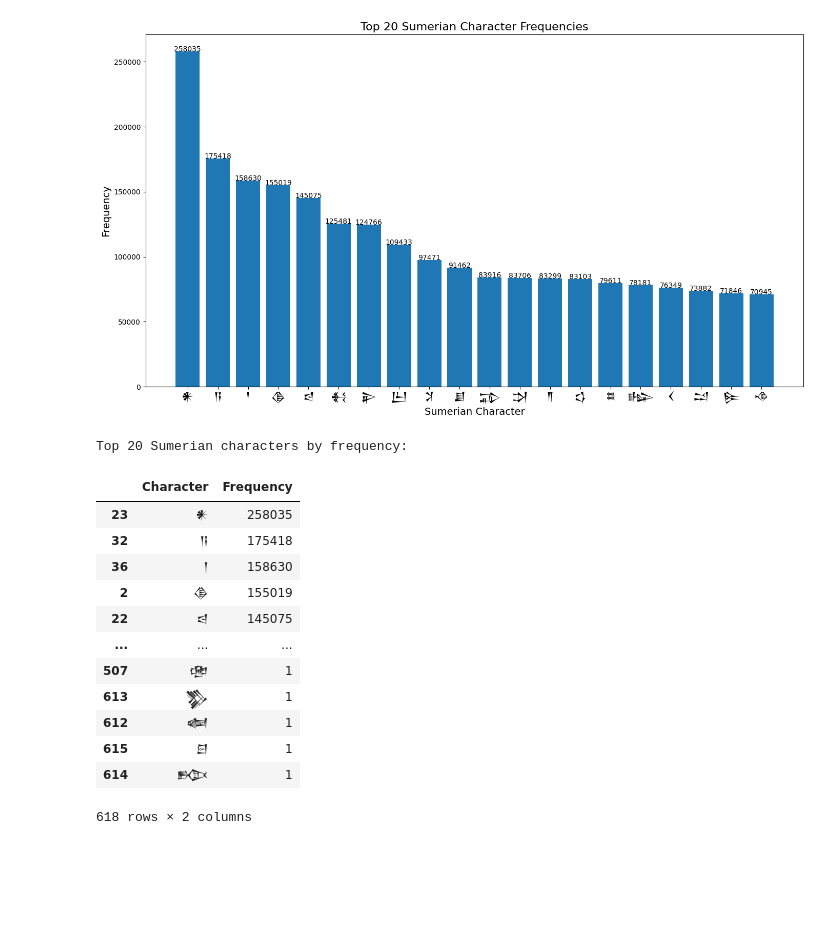
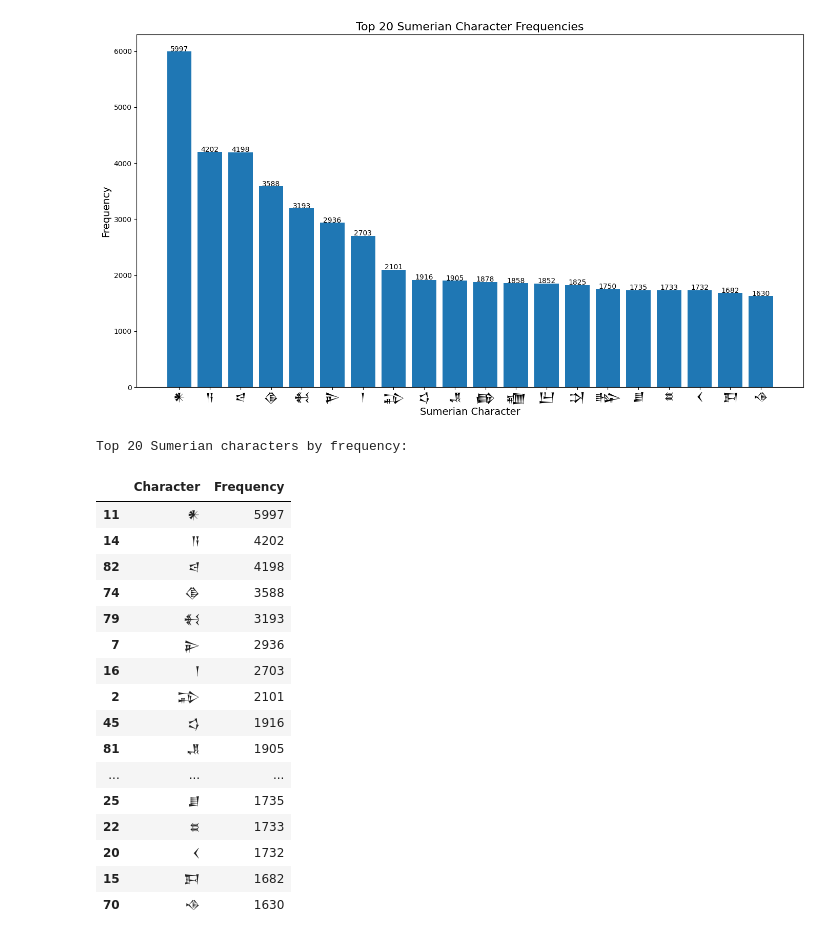
Before and after one commit to samusamu2/AI-project-SuBERT, a Jupyter notebook: 1-dataset_operations/2-data-analysis.ipynb, the cells around one changed output. Cells and saved outputs as stored; diff of their text form; code cells hidden in the pictures; blank space fills up the shorter version.

```diff
--- a/1-dataset_operations/2-data-analysis.ipynb
+++ b/1-dataset_operations/2-data-analysis.ipynb
@@ -45,5 +23,5 @@ Suggested data analysis for cuneiform datasets:
 # %%
-translation_train = pd.read_csv('../datasets/SumTablets_English_test.csv')
+translation_train = pd.read_csv('../datasets/SumTablets_English_train.csv')
 translation_val = pd.read_csv('../datasets/SumTablets_English_validation.csv')
 translation_test = pd.read_csv('../datasets/SumTablets_English_test.csv')
 
@@ -73,3 +51,6 @@ display(sumTablets_train)
 | 82450 | P126510 | Ur III | Administrative | <SURFACE>\n1(diš) sila₄ niga\nka-... | <SURFACE> \n DIŠ |GA₂×PA| ŠE \n K... | <SURFACE>\n𒁹𒃢𒊺\n𒅗𒉈𒂠\n𒐋𒃢𒂵\n𒀀𒁵𒂠\n𒌨𒋗... |
 | 82451 | P128419 | Lagash II | Administrative | <SURFACE>\n<COLUMN>\n2(diš) ud₅ {... | <SURFACE> \n <COLUMN> \n MIN UZ₃ ... | <SURFACE>\n<COLUMN>\n𒈫𒍚𒄑𒆪\n𒂍𒆠𒃲𒆷\n... |
 82452 rows × 6 columns
+# %%
+df = pd.merge(sumTablets_train, translation_train, on='id', how='inner').drop(columns=['period_x', 'genre_x', 'transliteration_x', 'glyph_names']).rename(columns={'period_y': 'period', 'genre_y': 'genre', 'transliteration_y': 'transliteration'})
+df
@@ -78,11 +75,21 @@ display(sumTablets_train)
 # %%
-# create a cleaed dataset with just transliteration and translation but stripping
+# Fill NaNs with empty string so clean_text() always gets a str
+df['transliteration'] = df['transliteration'].fillna('')
+df['translation'] = df['translation'].fillna('')
+
+# Now your existing clean_text() will never see a float
+import re
+
 def clean_text(text):
-    text = re.sub(r'\s+', ' ', text)  # Remove extra whitespace
-    text = re.sub(r'[^\w\s]', '', text)  # Remove punctuation
+    text = re.sub(r'\s+', ' ', text)        # collapse multiple spaces
+    text = re.sub(r'[^\w\s]', '', text)     # strip punctuation
     return text.strip().lower()
 
-translation_train['transliteration'] = translation_train['transliteration'].apply(clean_text)
-translation_train['translation'] = translation_train['translation'].apply(clean_text)
-translation_train
+df['transliteration'] = (
+    df['transliteration'].apply(clean_text)
+)
+df['translation'] = (
+    df['translation'].apply(clean_text)
+)
+df
 # %% [output]
@@ -118,10 +128,10 @@ text_length_analysis(sumTablets_train, 'transliteration')
 # %%
-# clean sumTablets_train glyphs
+# Clean sumTablets_train glyphs
 def clean_glyphs(text):
     text = re.sub(r'\s+', ' ', text)  # Remove extra whitespace
     text = re.sub(r'[^\w\s]', '', text)  # Remove punctuation
     text = re.sub(r'[a-zA-Z]', '', text)  # Remove Latin characters
     return text.strip().lower()
-sumTablets_train['glyphs'] = sumTablets_train['glyphs'].apply(clean_glyphs)
-sumTablets_train
+df['glyphs'] = df['glyphs'].apply(clean_glyphs)
+df
 # %% [output]
@@ -162,47 +172,51 @@ def character_frequency_analysis(df, column, font_path='../fonts/SumerianFont.tt
     # Configure the plot with default font for titles and labels (not Cuneiform)
     plt.title('Top 20 Sumerian Character Frequencies', fontsize=16)
     plt.xlabel('Sumerian Character', fontsize=14)
     plt.ylabel('Frequency', fontsize=14)
 
     # Only use Cuneiform font for the x-tick labels (the actual Sumerian characters)
     plt.xticks(fontproperties=custom_font, fontsize=16, rotation=0)
 
     # Add frequency values above bars with default font
     for bar in bars:
         height = bar.get_height()
         plt.text(bar.get_x() + bar.get_width()/2., height + 5,
                  f'{int(height)}', ha='center', fontsize=10)
 
     # Apply tight layout with warning suppression
     with warnings.catch_warnings():
         warnings.simplefilter("ignore")
         plt.tight_layout()
 
     plt.show()
 
     # Restore original font settings
     mpl.rcParams['font.family'] = original_font_family
 
     return char_df
 
 sumerian_font_path = '../fonts/NotoSansCuneiform-Regular.ttf'
-char_df = character_frequency_analysis(sumTablets_train, 'glyphs', sumerian_font_path)
+char_df = character_frequency_analysis(df, 'glyphs', sumerian_font_path)
 
 print("Top 20 Sumerian characters by frequency:")
-display(char_df)
+display(char_df.head(20))
 # %% [output]
-[figure, old version]
+[figure, new version]
 Top 20 Sumerian characters by frequency:
 |  | Character | Frequency |
-| 23 | 𒀭 | 258035 |
-| 32 | 𒀀 | 175418 |
-| 36 | 𒁹 | 158630 |
-| 2 | 𒆠 | 155019 |
-| 22 | 𒁀 | 145075 |
+| 11 | 𒀭 | 5997 |
+| 14 | 𒀀 | 4202 |
+| 82 | 𒁀 | 4198 |
+| 74 | 𒆠 | 3588 |
+| 79 | 𒈬 | 3193 |
+| 7 | 𒉌 | 2936 |
+| 16 | 𒁹 | 2703 |
+| 2 | 𒁉 | 2101 |
+| 45 | 𒌓 | 1916 |
+| 81 | 𒂗 | 1905 |
 | ... | ... | ... |
-| 507 | 𒂤 | 1 |
-| 613 | 𒃺 | 1 |
-| 612 | 𒅺 | 1 |
-| 615 | 𒇚 | 1 |
-| 614 | 𒁪 | 1 |
+| 25 | 𒋗 | 1735 |
+| 22 | 𒊺 | 1733 |
+| 20 | 𒌋 | 1732 |
+| 15 | 𒁕 | 1682 |
+| 70 | 𒈾 | 1630 |
-618 rows × 2 columns
```
Also changed, not shown: parts of 26 cells of this notebook, 3 other files.
